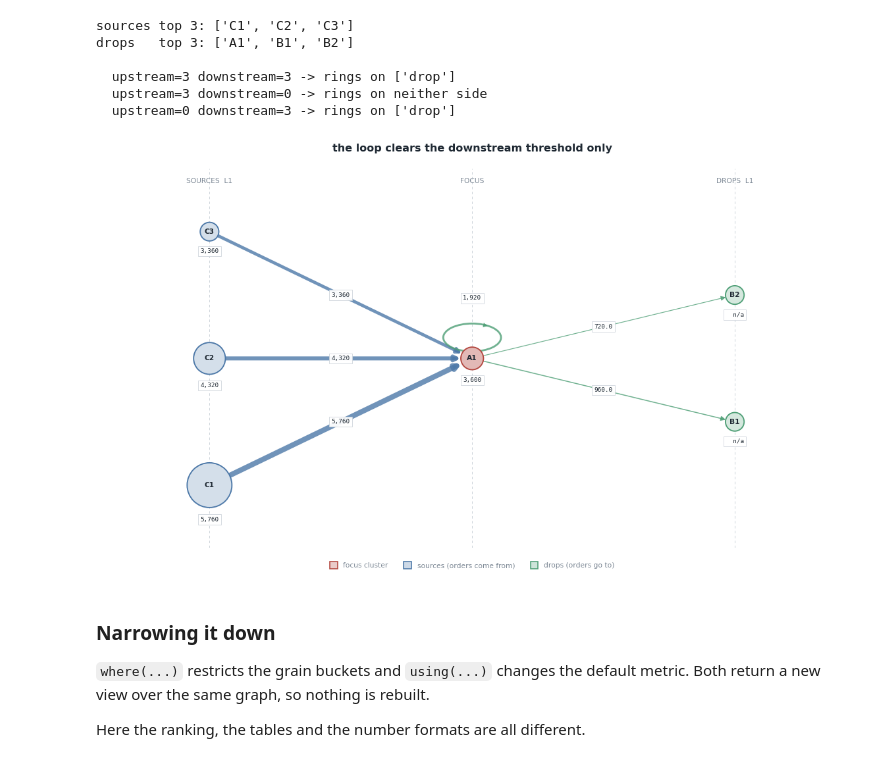
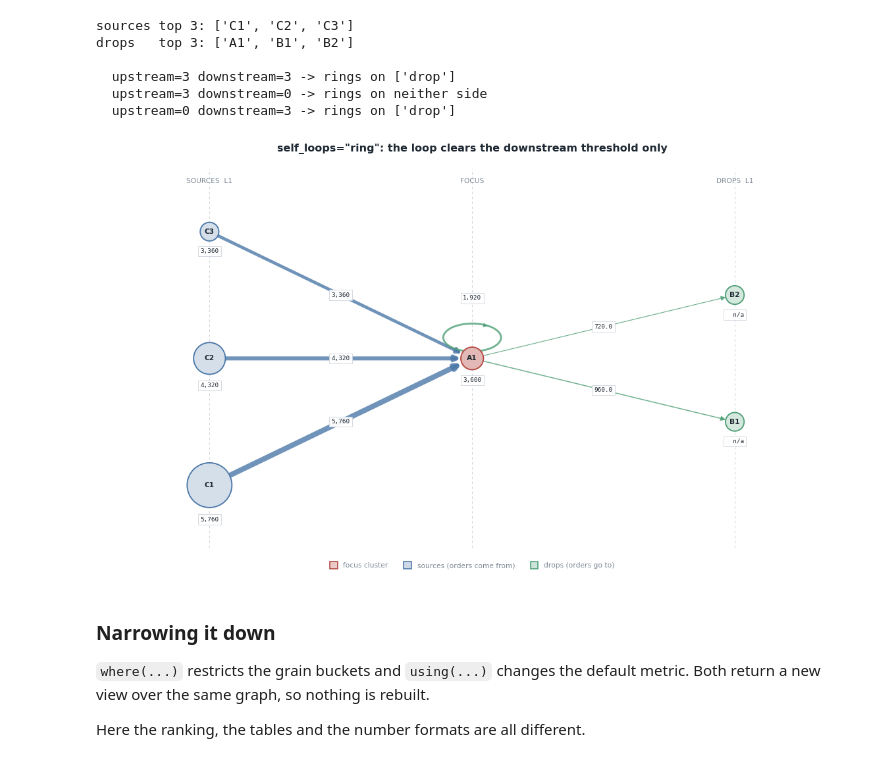
Before and after one commit to iams31/sameer_graph_lib, a Jupyter notebook: examples/route_flow_example.ipynb, the cells around one changed output. Drawn from its saved outputs; the diff is of its cells as text; code cells hidden in the pictures.

```diff
--- a/examples/route_flow_example.ipynb
+++ b/examples/route_flow_example.ipynb
@@ -621,11 +635,11 @@ drops   top 3: ['A1', 'B1', 'B2']
   upstream=3 downstream=0 -> rings on neither side
   upstream=0 downstream=3 -> rings on ['drop']
 # %%
-sex.plot('A1', upstream=3, downstream=3, exclude_self_loops=False,
+sex.plot('A1', upstream=3, downstream=3, self_loops='ring',
          metric='orders', node_metrics=['orders'], edge_metrics=['orders'],
-         title='the loop clears the downstream threshold only')
+         title='self_loops="ring": the loop clears the downstream threshold only')
 # %% [output]
-[figure, old version]
+[figure, new version]
 # %% [markdown]
 ### Narrowing it down
 
```
Also changed, not shown: parts of 7 cells of this notebook, 13 other files.
